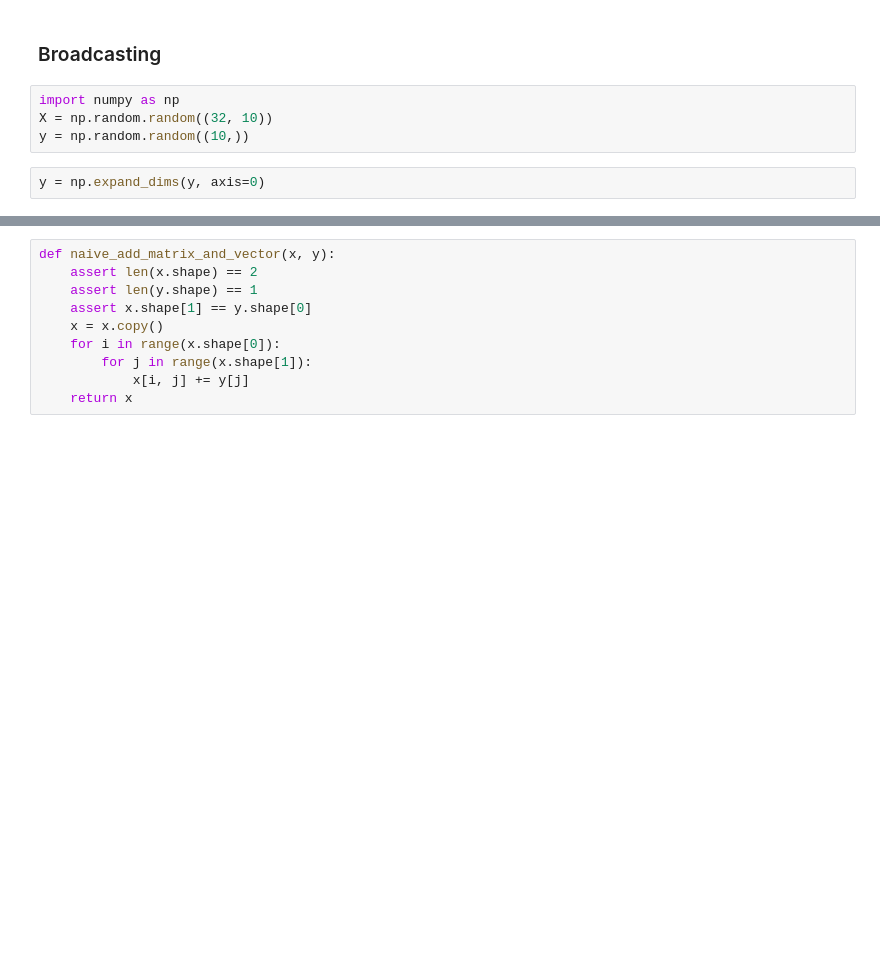
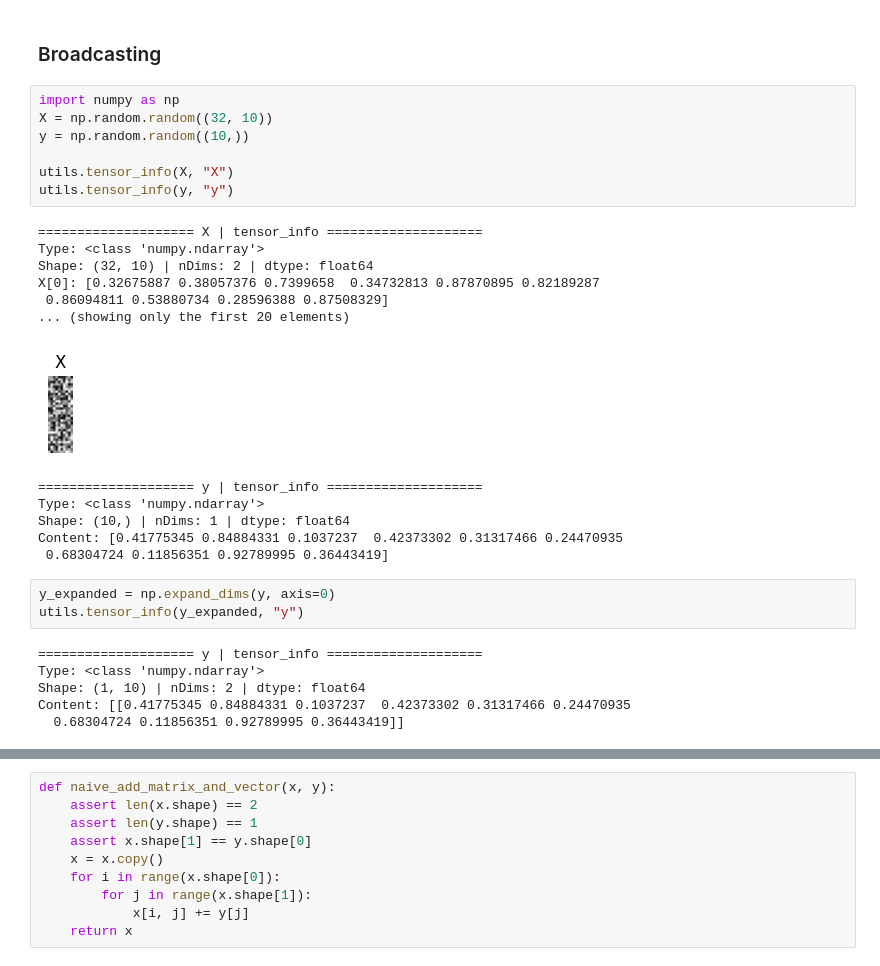
Before and after one commit to alemalvarez/dl-with-python-pytorch, a Jupyter notebook: chapter02_mathematical-building-blocks.ipynb, the cells around one changed output, grey strips where cells are left out. Drawn from its saved outputs; the diff is of its cells as text; blank space fills up the shorter version.

```diff
--- a/chapter02_mathematical-building-blocks.ipynb
+++ b/chapter02_mathematical-building-blocks.ipynb
@@ -638,7 +649,30 @@ Took: 4.08214 s
 # %%
 import numpy as np
 X = np.random.random((32, 10))
 y = np.random.random((10,))
+
+utils.tensor_info(X, "X")
+utils.tensor_info(y, "y")
+# %% [output]
+==================== X | tensor_info ====================
+Type: <class 'numpy.ndarray'>
+Shape: (32, 10) | nDims: 2 | dtype: float64
+X[0]: [0.32675887 0.38057376 0.7399658  0.34732813 0.87870895 0.82189287
+ 0.86094811 0.53880734 0.28596388 0.87508329]
+... (showing only the first 20 elements)
+[figure, added]
+==================== y | tensor_info ====================
+Type: <class 'numpy.ndarray'>
+Shape: (10,) | nDims: 1 | dtype: float64
+Content: [0.41775345 0.84884331 0.1037237  0.42373302 0.31317466 0.24470935
+ 0.68304724 0.11856351 0.92789995 0.36443419]
 # %%
-y = np.expand_dims(y, axis=0)
+y_expanded = np.expand_dims(y, axis=0)
+utils.tensor_info(y_expanded, "y")
+# %% [output]
+==================== y | tensor_info ====================
+Type: <class 'numpy.ndarray'>
+Shape: (1, 10) | nDims: 2 | dtype: float64
+Content: [[0.41775345 0.84884331 0.1037237  0.42373302 0.31317466 0.24470935
+  0.68304724 0.11856351 0.92789995 0.36443419]]
 # %%
```
Also changed, not shown: parts of 37 cells of this notebook, 1 other file.
